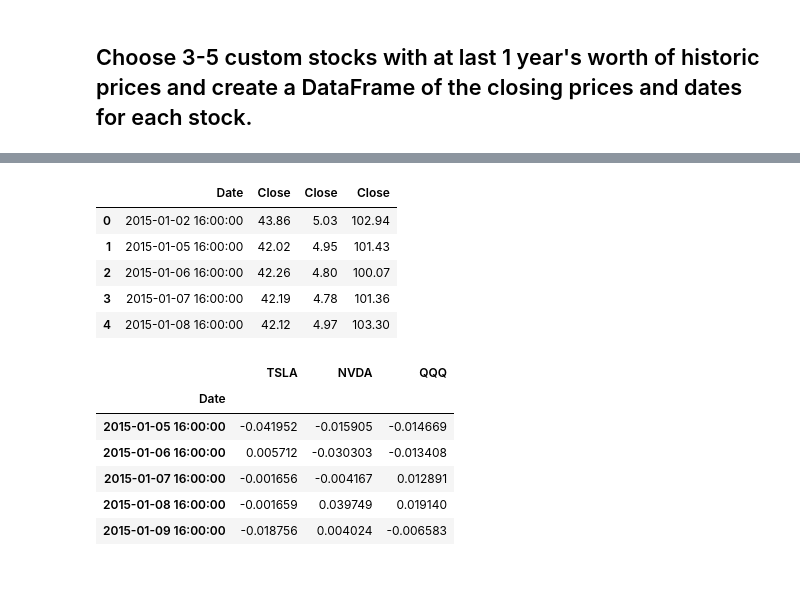
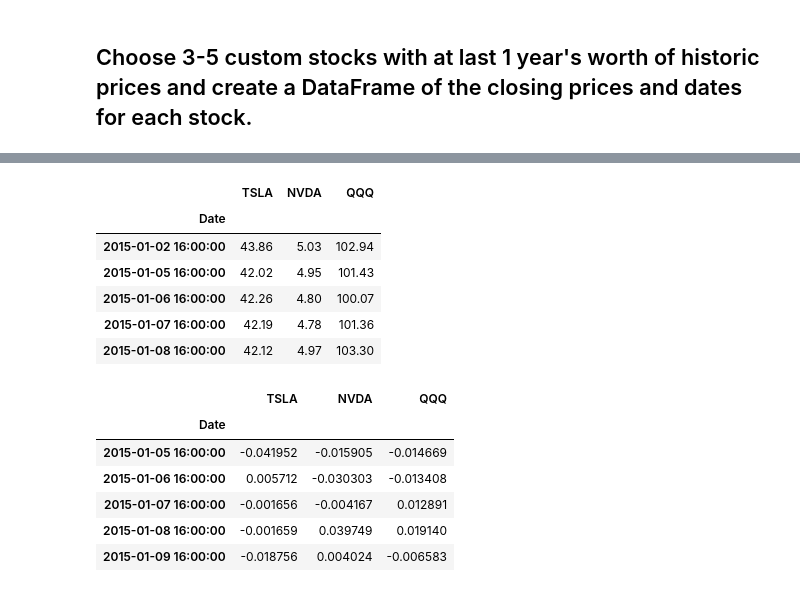
Before and after one commit to Fayee0103/pandas-homework, a Jupyter notebook: whale_analysis.ipynb, the cells around one changed output, grey strips where cells are left out. Saved outputs shown, nothing was run; the diff lists cells and outputs as text; code cells hidden in the pictures.

```diff
--- a/whale_analysis.ipynb
+++ b/whale_analysis.ipynb
@@ -334,3 +362,4 @@ In this section, you will build your own portfolio of stocks, calculate the retu
 # %%
-# Reading data from 1st stock
-tsla_price=pd.read_csv("TSLA_stockprice.csv")
+# Reading data from 2nd stock
+nvda_price=read_stock_price("NVDA")
+nvda_price.head()
@@ -351,12 +386,12 @@ qqq_price=pd.read_csv("QQQ_stockprice.csv")
 # %%
 # Combine all stocks in a single DataFrame
-my_portfolio=pd.concat([tsla_price, nvda_price["Close"],qqq_price["Close"] ], axis=1, join="inner")
+my_portfolio=pd.concat([tsla_price, nvda_price,qqq_price], axis=1, join="inner")
+my_portfolio.head()
+# %% [output]
+|  | TSLA | NVDA | QQQ |
+| Date |  |  |  |
+| 2015-01-02 16:00:00 | 43.86 | 5.03 | 102.94 |
+| 2015-01-05 16:00:00 | 42.02 | 4.95 | 101.43 |
+| 2015-01-06 16:00:00 | 42.26 | 4.80 | 100.07 |
+| 2015-01-07 16:00:00 | 42.19 | 4.78 | 101.36 |
+| 2015-01-08 16:00:00 | 42.12 | 4.97 | 103.30 |
-# %%
-my_portfolio.head()
-# %% [output]
-|  | Date | Close | Close | Close |
-| 0 | 2015-01-02 16:00:00 | 43.86 | 5.03 | 102.94 |
-| 1 | 2015-01-05 16:00:00 | 42.02 | 4.95 | 101.43 |
-| 2 | 2015-01-06 16:00:00 | 42.26 | 4.80 | 100.07 |
-| 3 | 2015-01-07 16:00:00 | 42.19 | 4.78 | 101.36 |
-| 4 | 2015-01-08 16:00:00 | 42.12 | 4.97 | 103.30 |
```
Also changed, not shown: parts of 35 cells of this notebook, 4 other files.
